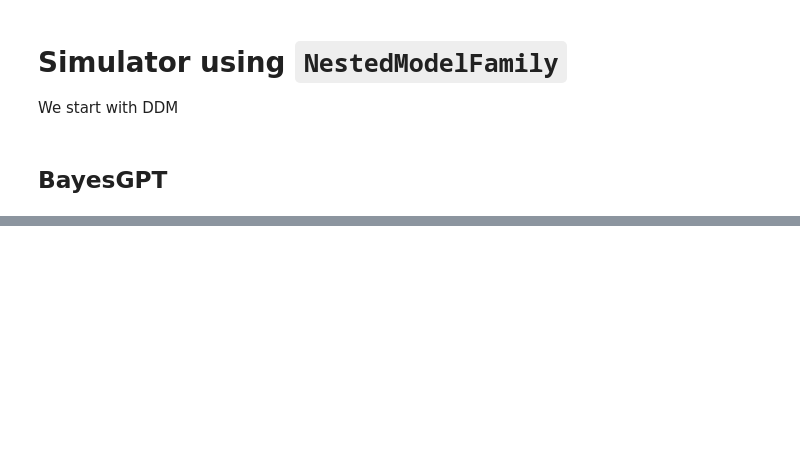
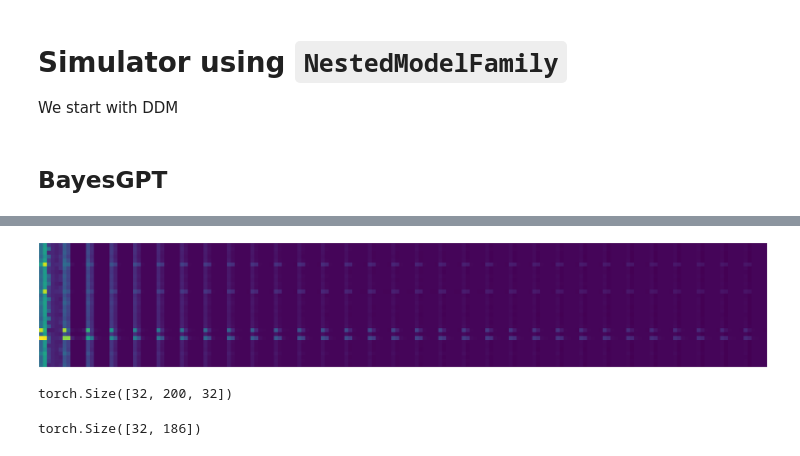
Before and after one commit to bayesflow-org/CogFormer, a Jupyter notebook: playgrounds/testing_workflow.ipynb, the cells around one changed output, grey strips where cells are left out. Cells and saved outputs as stored; diff of their text form; code cells hidden in the pictures; blank space fills up the shorter version.

```diff
--- a/playgrounds/testing_workflow.ipynb
+++ b/playgrounds/testing_workflow.ipynb
@@ -402,0 +413,12 @@ plt.scatter(true, pred)
+# %%
+pred_matrices_viz = visualize_matrix(mu.detach().cpu().numpy()[:,:,0])
+# %% [output]
+[figure, added]
+# %%
+adapted["input_data"].shape
+# %% [output]
+torch.Size([32, 200, 32])
+# %%
+adapted["param_matrices"].shape
+# %% [output]
+torch.Size([32, 186])
```
Also changed, not shown: parts of 8 cells of this notebook.
